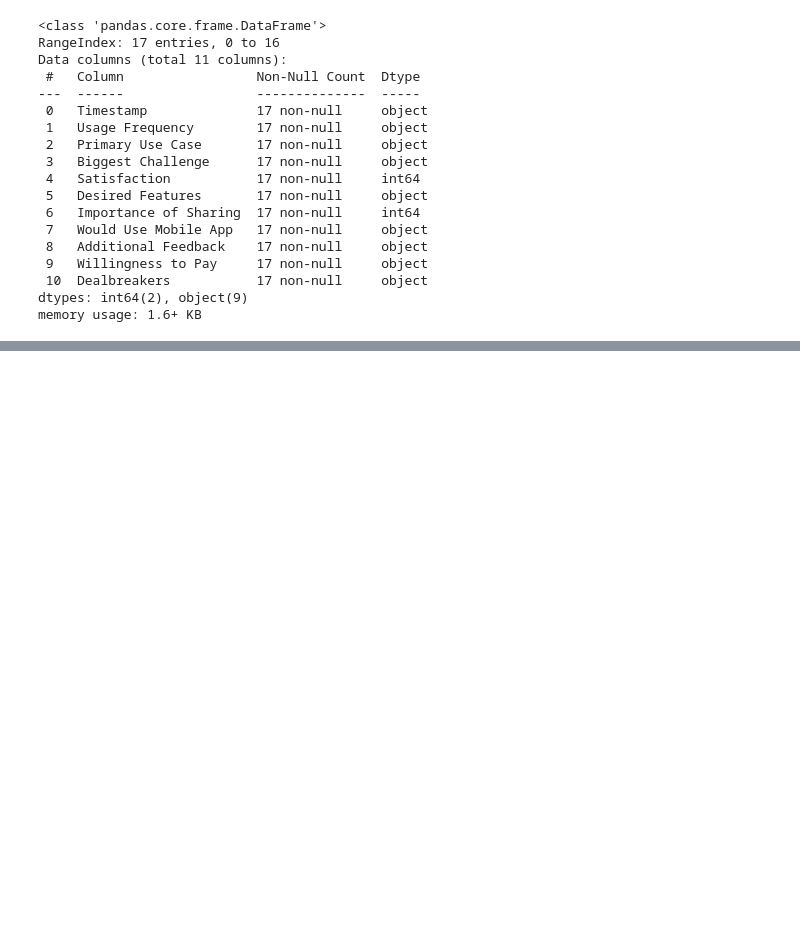
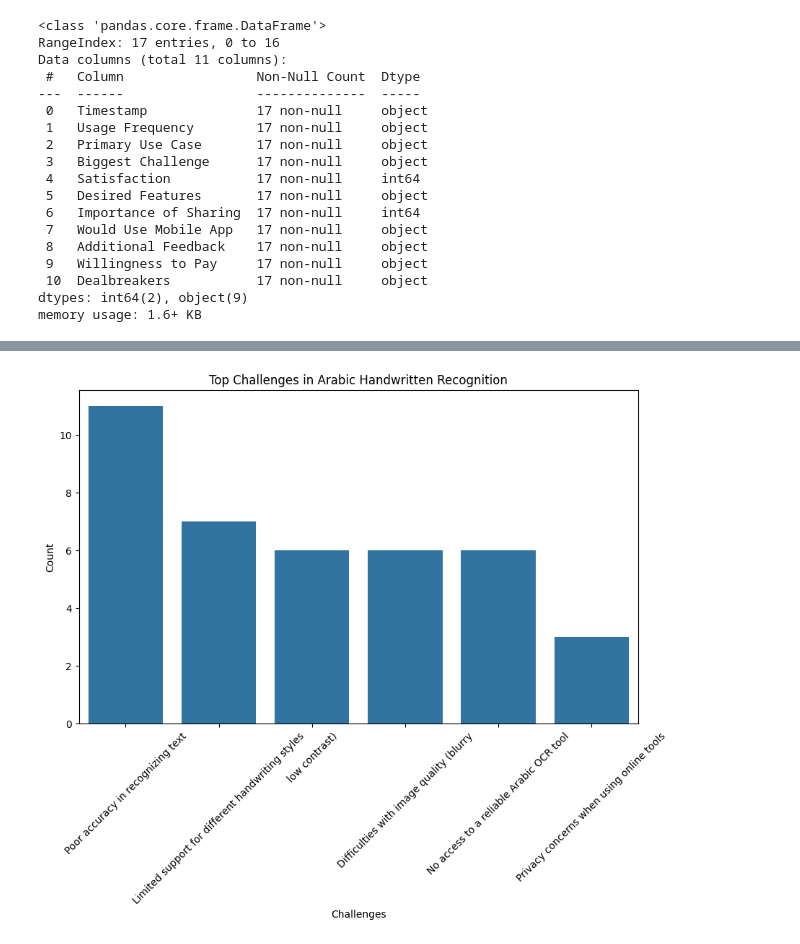
Before and after one commit to sondosaabed/Arabic-Handwritten-Recognition-UX-Design-Research-Data-Analysis, a Jupyter notebook: UX-Reserach-data.ipynb, the cells around one changed output, grey strips where cells are left out. Drawn from its saved outputs; the diff is of its cells as text; code cells hidden in the pictures; blank space fills up the shorter version.

Commit message:
perform data analysis to reserach questions

```diff
--- a/UX-Reserach-data.ipynb
+++ b/UX-Reserach-data.ipynb
@@ -97,0 +110,5 @@ df.head()
+# %%
+# 2. Challenges in Extraction
+print("\nTop Challenges:")
+challenge_counts = df.explode("Biggest Challenge")["Biggest Challenge"].value_counts()
+print(challenge_counts)
@@ -97,0 +175,11 @@ df.head()
+# %%
+# Visualizing Data
+plt.figure(figsize=(10,6))
+sns.barplot(x=challenge_counts.index, y=challenge_counts.values)
+plt.xticks(rotation=45)
+plt.title("Top Challenges in Arabic Handwritten Recognition")
+plt.xlabel("Challenges")
+plt.ylabel("Count")
+plt.show()
+# %% [output]
+[figure, added]
```
Also changed, not shown: parts of 6 cells of this notebook.
